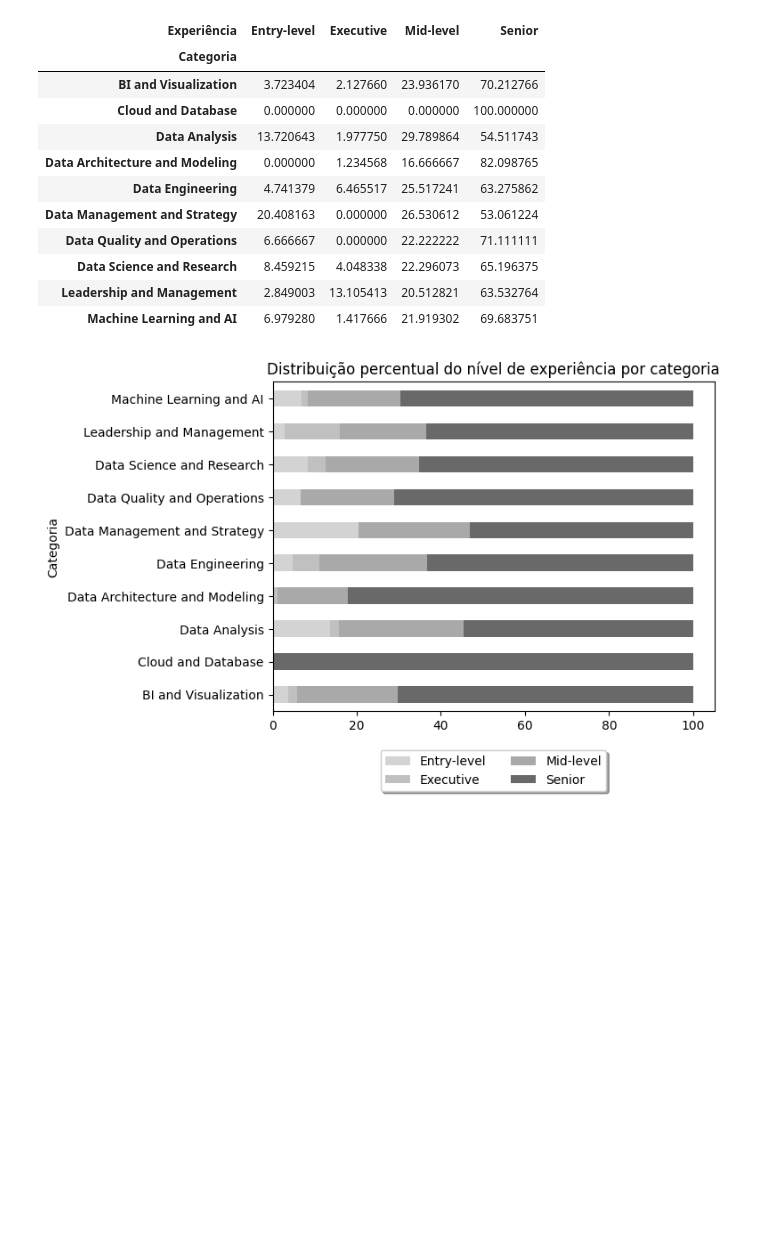
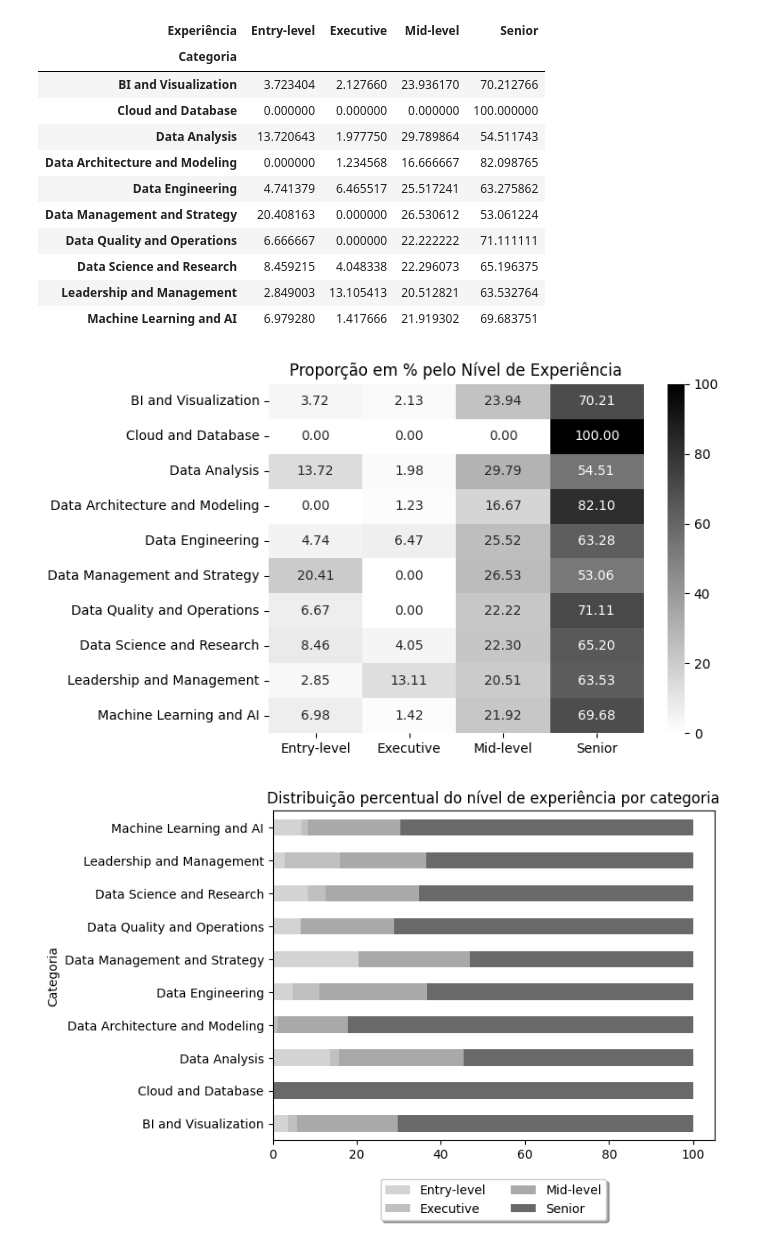
Before and after one commit to ryanrodr/eda-jobs-in-data, a Jupyter notebook: notebooks/analise_exploratoria.ipynb, the cells around one changed output. Saved outputs shown, nothing was run; the diff lists cells and outputs as text; code cells hidden in the pictures; blank space fills up the shorter version.

Commit message:
Adicionando um HeatMap com Seaborn

```diff
--- a/notebooks/analise_exploratoria.ipynb
+++ b/notebooks/analise_exploratoria.ipynb
@@ -268,6 +269,18 @@ categoria_exp.style.background_gradient(cmap='binary')
 | Data Science and Research | 8.459215 | 4.048338 | 22.296073 | 65.196375 |
 | Leadership and Management | 2.849003 | 13.105413 | 20.512821 | 63.532764 |
 | Machine Learning and AI | 6.979280 | 1.417666 | 21.919302 | 69.683751 |
+# %%
+# Definindo um título para o HeatMap
+plt.title('Proporção em % pelo Nível de Experiência')
+
+# Utilizando o Seaborn para exibir os dados em % com duas casas decimais
+ax = sns.heatmap(data=categoria_exp, annot=True, fmt='.2f', cmap='binary')
+
+# Removendo a descrição do eixo x e y
+ax.set_xlabel("")
+ax.set_ylabel("");
+# %% [output]
+[figure, added]
 # %%
 # Definindo as cores a serem usadas
 cores = ['lightgray', 'silver', 'darkgray', 'dimgray']
```
Also changed, not shown: parts of 5 cells of this notebook.
